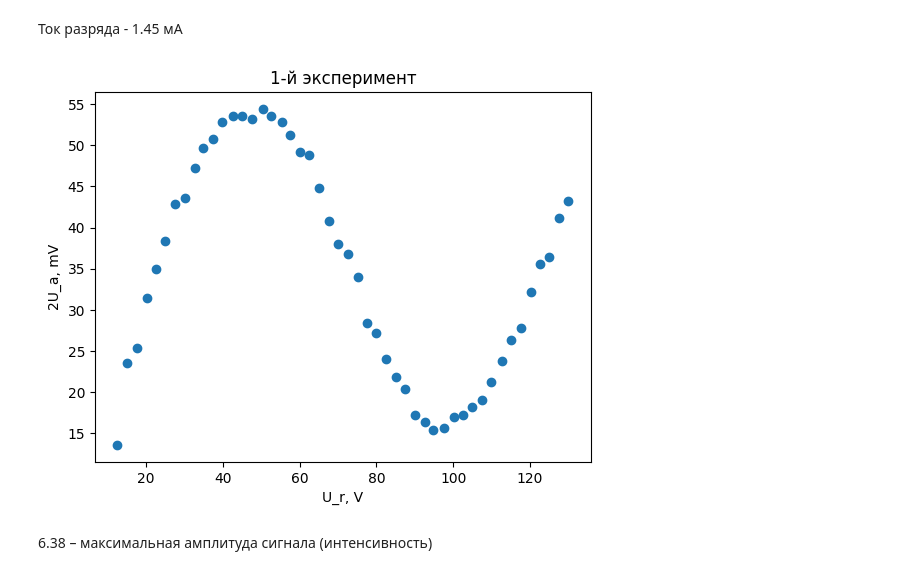
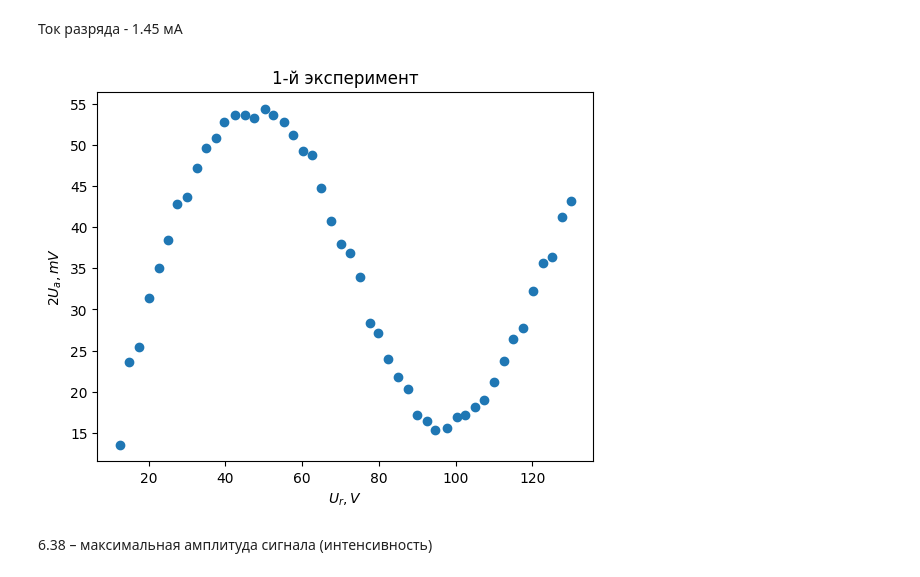
Before and after one commit to MikhailGovgolenko/Multiple-choice-question, a Jupyter notebook: calc.ipynb, the cells around one changed output. Saved outputs shown, nothing was run; the diff lists cells and outputs as text; code cells hidden in the pictures.

```diff
--- a/calc.ipynb
+++ b/calc.ipynb
@@ -3,20 +3,20 @@
 # %%
 import numpy as np
 import matplotlib.pyplot as plt
 
-data = np.loadtxt("exp1.csv", delimiter=",", skiprows=1)
+data = np.loadtxt("data/exp1.csv", delimiter=",", skiprows=1)
 
 Ur = data[:, 0]
 Ua_times_2 = data[:, 1]
 
 plt.title("1-й эксперимент")
 plt.plot(Ur, Ua_times_2, marker='o', linestyle='')
-plt.xlabel("U_r, V")
-plt.ylabel("2U_a, mV")
+plt.xlabel(r"$U_r, V$")
+plt.ylabel(r"$2U_a, mV$")
 
 plt.show()
 # %% [output]
-[figure, old version]
+[figure, new version]
 # %% [markdown]
 6.38 – максимальная амплитуда сигнала (интенсивность)
 # %% [markdown]
```
Also changed, not shown: parts of 6 cells of this notebook, 5 other files.
